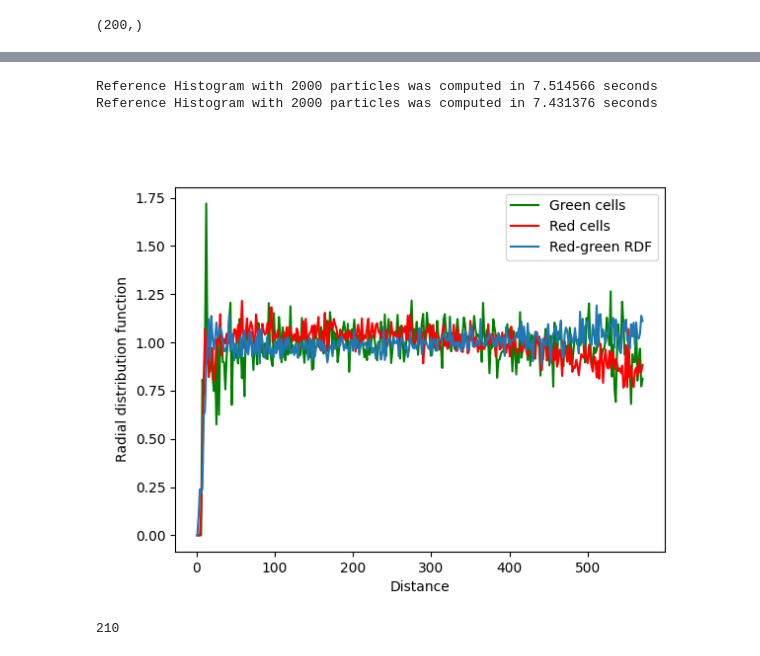
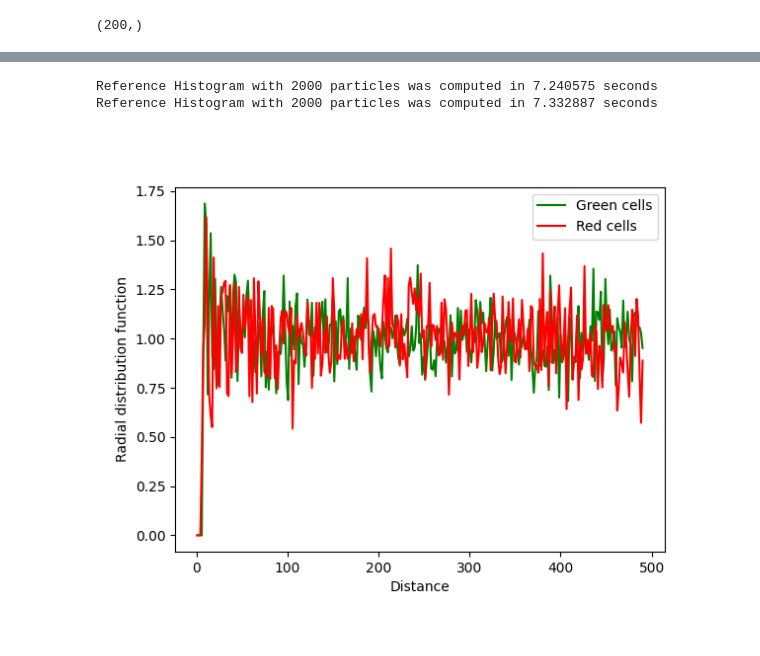
Before and after one commit to mb176/Cell-Tracking-Analysis, a Jupyter notebook: exp_analysis.ipynb, the cells around one changed output, grey strips where cells are left out. Cells and saved outputs as stored; diff of their text form; code cells hidden in the pictures.

```diff
--- a/exp_analysis.ipynb
+++ b/exp_analysis.ipynb
@@ -20,12 +20,10 @@ name_pairs = [['/HighDensitycontrolEphB2/High Density control EphB2_green frames
         '/Low Density sorting ephrinB1/Low Density sorting ephrinB1_red frames 11 to 211_Tracks']
         ]
 
-min_length = 0 #Tracks shorter than that are excluded
-
-pair = name_pairs[1]
-sourceFolder = '/home/marius/PhD/CellMotility/tracking_12_01_2022'#'/home/marius/PhD/CellMotility/tracking_ignacio_2022/'
+min_length = 1 #Tracks shorter than that are excluded
+sourceFolder = '/home/marius/PhD/CellMotility/tracking_23_01'
 outputFolder = '/home/marius/PhD/CellMotility/Plots/Plots_2023_01'
-subfolder = pair[0][:pair[0].rindex("/")]
+pair = name_pairs[2]
 # %%
 #Load green tracks
 green_name = pair[0][:pair[0].find('f')]
@@ -120,25 +237,24 @@ fig.savefig(outputFolder+pair[0]+"_TAMSD.pdf",dpi=500)
 # %%
 # RDF
 #Get final RDF
 n_bins = 500
-cutoff_percentage = 30
+cutoff_percentage = 40
 n_reference_points = 2000
 fig, axes = plt.subplots(1,1)
 t_final = green.tracks[0][-1][0]
 #Green particles
 green.plot_radial_density(axes, t_final , n_bins, 'Green cells','g',cutoff_percentange = cutoff_percentage,
                         n_reference_points = n_reference_points)
 #red particles
 red.plot_radial_density(axes, t_final , n_bins, 'Red cells','r',cutoff_percentange = cutoff_percentage,
                         n_reference_points = n_reference_points)
 # #red-green crosscorrelation
-plot_mixed_particle_radial_density(axes, [green,red], t_final ,n_bins, n_reference_points,
-                                    cutoff_percentage=cutoff_percentage)
+# plot_mixed_particle_radial_density(axes, [green,red], t_final ,n_bins, n_reference_points,
+#                                     cutoff_percentage=cutoff_percentage)
+fig.savefig(outputFolder+pair[0]+"_RDF.pdf",dpi=500)
 # %% [output]
-Reference Histogram with 2000 particles was computed in 7.514566 seconds
-Reference Histogram with 2000 particles was computed in 7.431376 seconds
+Reference Histogram with 2000 particles was computed in 7.240575 seconds
+Reference Histogram with 2000 particles was computed in 7.332887 seconds
-[figure, old version]
+[figure, new version]
 # %%
-t_final
+# Mixing index
-# %% [output]
-210
```
Also changed, not shown: parts of 25 cells of this notebook, 13 other files.
